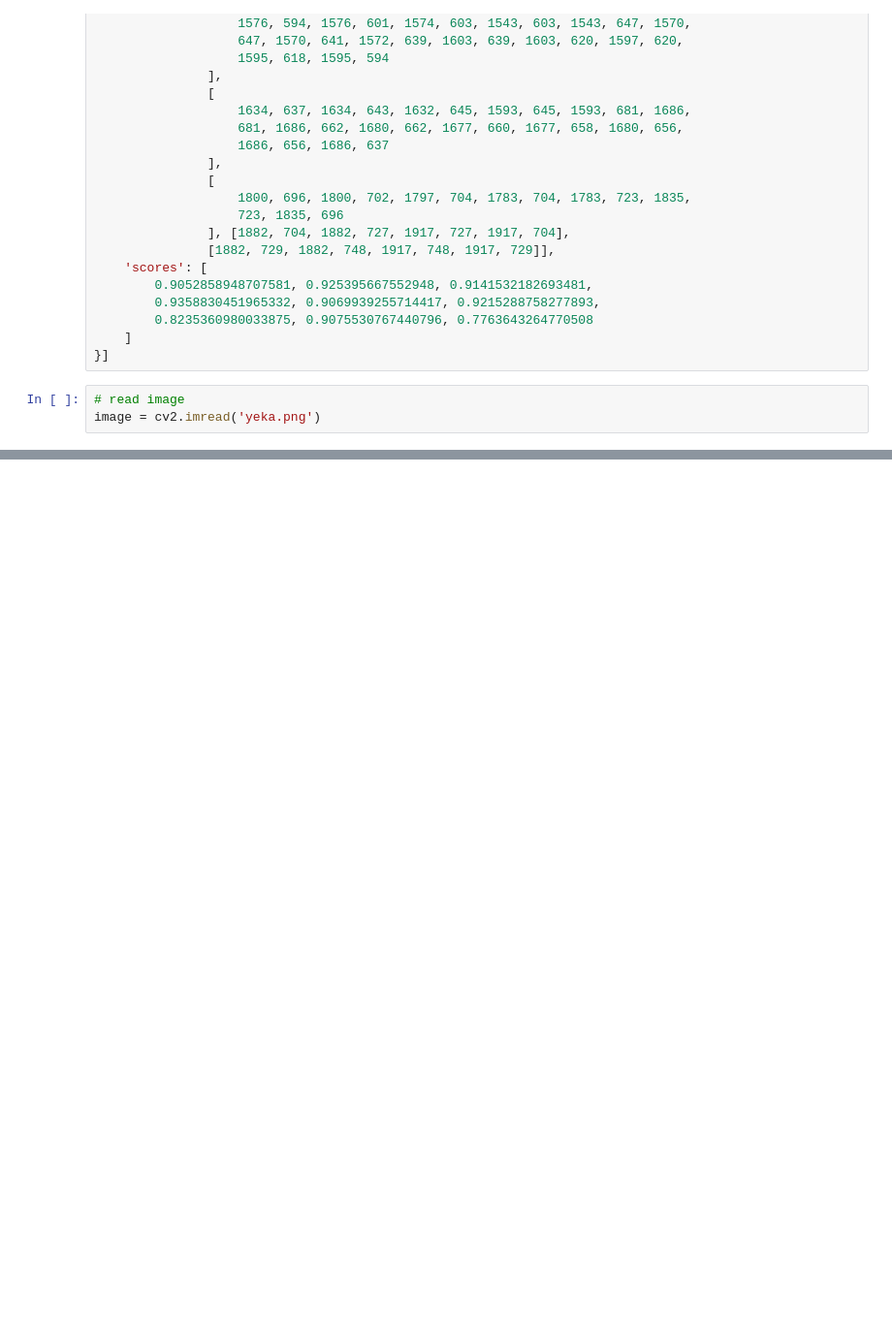
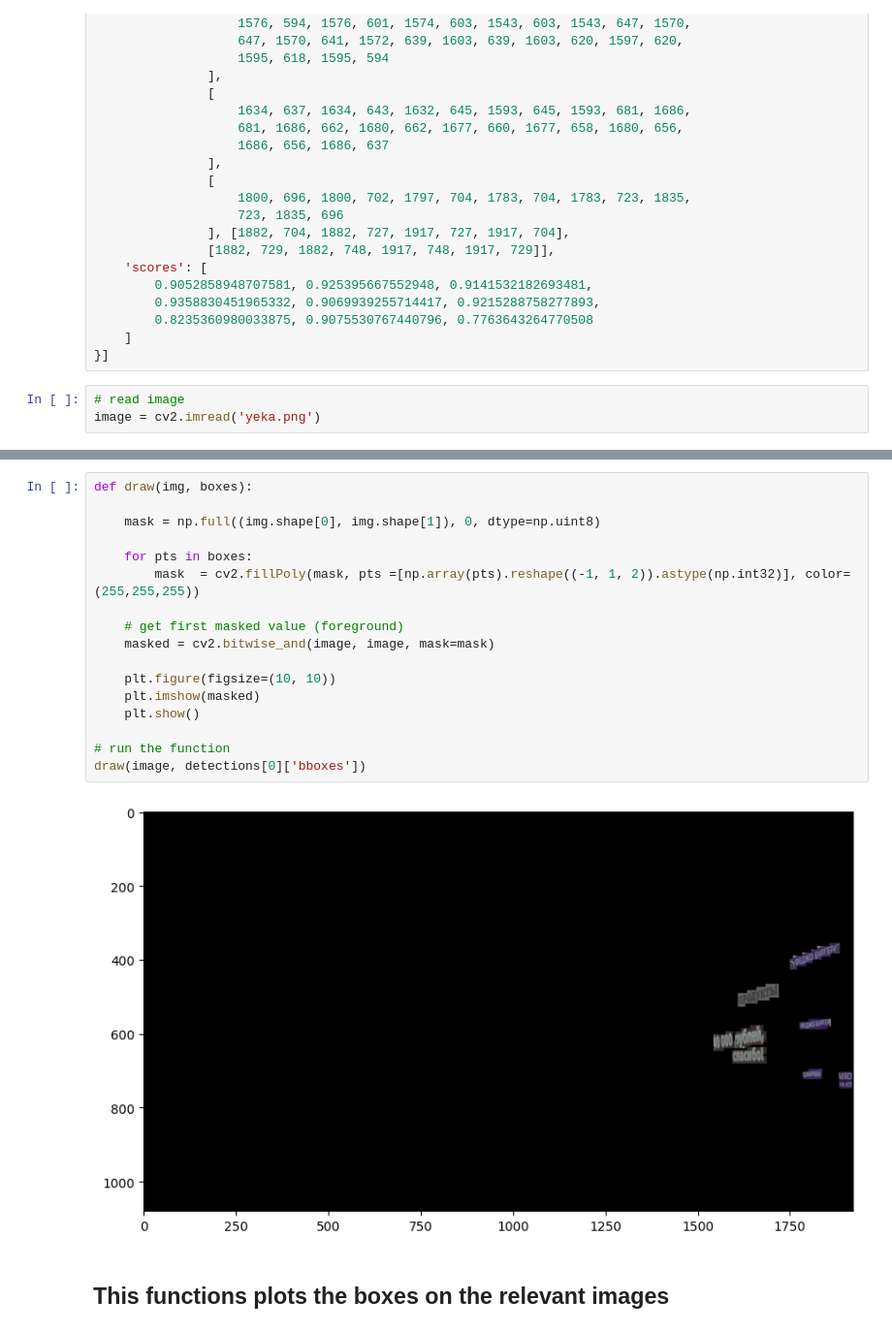
Before and after one commit to lucky-verma/Scene-Text-Detection, a Jupyter notebook: rough.ipynb, the cells around one changed output, grey strips where cells are left out. Shown at 97% size. Drawn from its saved outputs; the diff is of its cells as text; blank space fills up the shorter version.

```diff
--- a/rough.ipynb
+++ b/rough.ipynb
@@ -108,0 +95,21 @@ Unfiltered ['ШШП]']
+# %%
+def draw(img, boxes):
+
+    mask = np.full((img.shape[0], img.shape[1]), 0, dtype=np.uint8)
+
+    for pts in boxes:
+        mask  = cv2.fillPoly(mask, pts =[np.array(pts).reshape((-1, 1, 2)).astype(np.int32)], color=(255,255,255))
+
+    # get first masked value (foreground)
+    masked = cv2.bitwise_and(image, image, mask=mask)
+
+    plt.figure(figsize=(10, 10))
+    plt.imshow(masked)
+    plt.show()
+
+# run the function
+draw(image, detections[0]['bboxes'])
+# %% [output]
+[figure, added]
+# %% [markdown]
+## This functions plots the boxes on the relevant images
```
Also changed, not shown: parts of 2 cells of this notebook, 2 other files.
